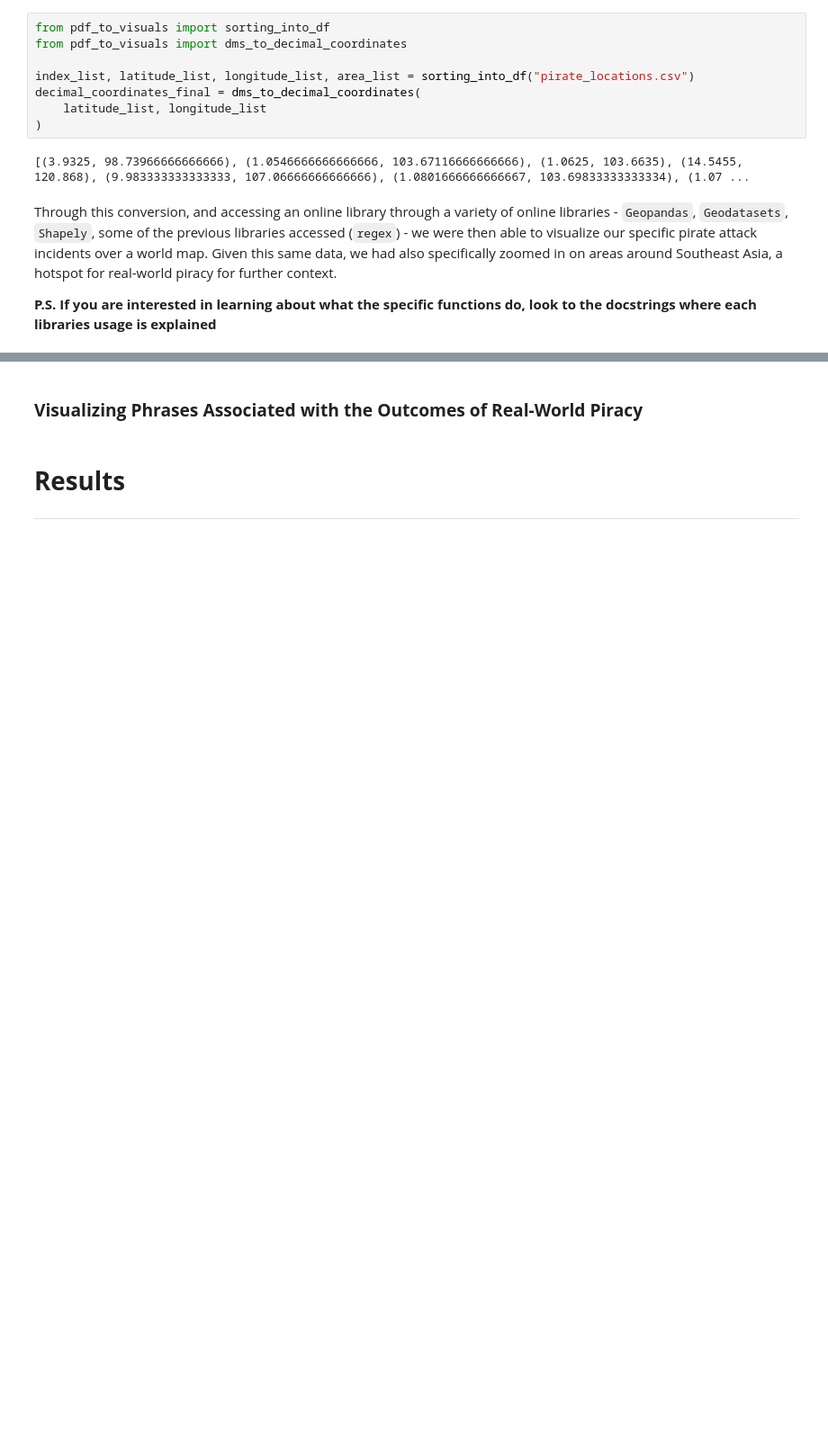
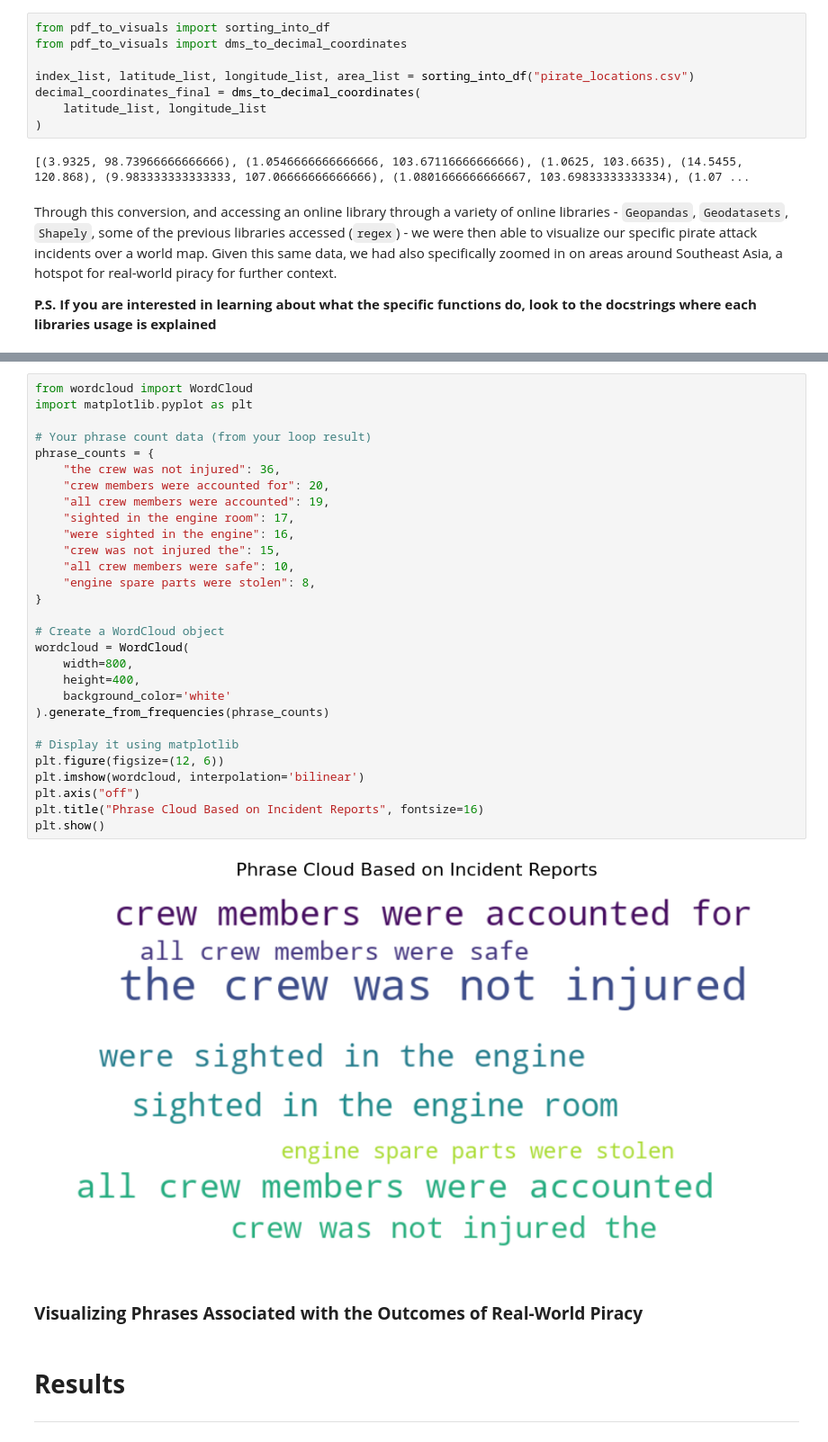
Before and after one commit to olincollege/pirate-tracker, a Jupyter notebook: Pirate Booty.ipynb, the cells around one changed output, grey strips where cells are left out. Shown at 90% size. Drawn from its saved outputs; the diff is of its cells as text; blank space fills up the shorter version.

```diff
--- a/Pirate Booty.ipynb
+++ b/Pirate Booty.ipynb
@@ -60,3 +196,34 @@ Through this conversion, and accessing an online library through a variety of on
+# %%
+from wordcloud import WordCloud
+import matplotlib.pyplot as plt
+
+# Your phrase count data (from your loop result)
+phrase_counts = {
+    "the crew was not injured": 36,
+    "crew members were accounted for": 20,
+    "all crew members were accounted": 19,
+    "sighted in the engine room": 17,
+    "were sighted in the engine": 16,
+    "crew was not injured the": 15,
+    "all crew members were safe": 10,
+    "engine spare parts were stolen": 8,
+}
+
+# Create a WordCloud object
+wordcloud = WordCloud(
+    width=800,
+    height=400,
+    background_color='white'
+).generate_from_frequencies(phrase_counts)
+
+# Display it using matplotlib
+plt.figure(figsize=(12, 6))
+plt.imshow(wordcloud, interpolation='bilinear')
+plt.axis("off")
+plt.title("Phrase Cloud Based on Incident Reports", fontsize=16)
+plt.show()
+# %% [output]
+[figure, added]
 # %% [markdown]
 ### **Visualizing Phrases Associated with the Outcomes of Real-World Piracy** ###
 # %% [markdown]
```
Also changed, not shown: parts of 19 cells of this notebook, 3 other files.
